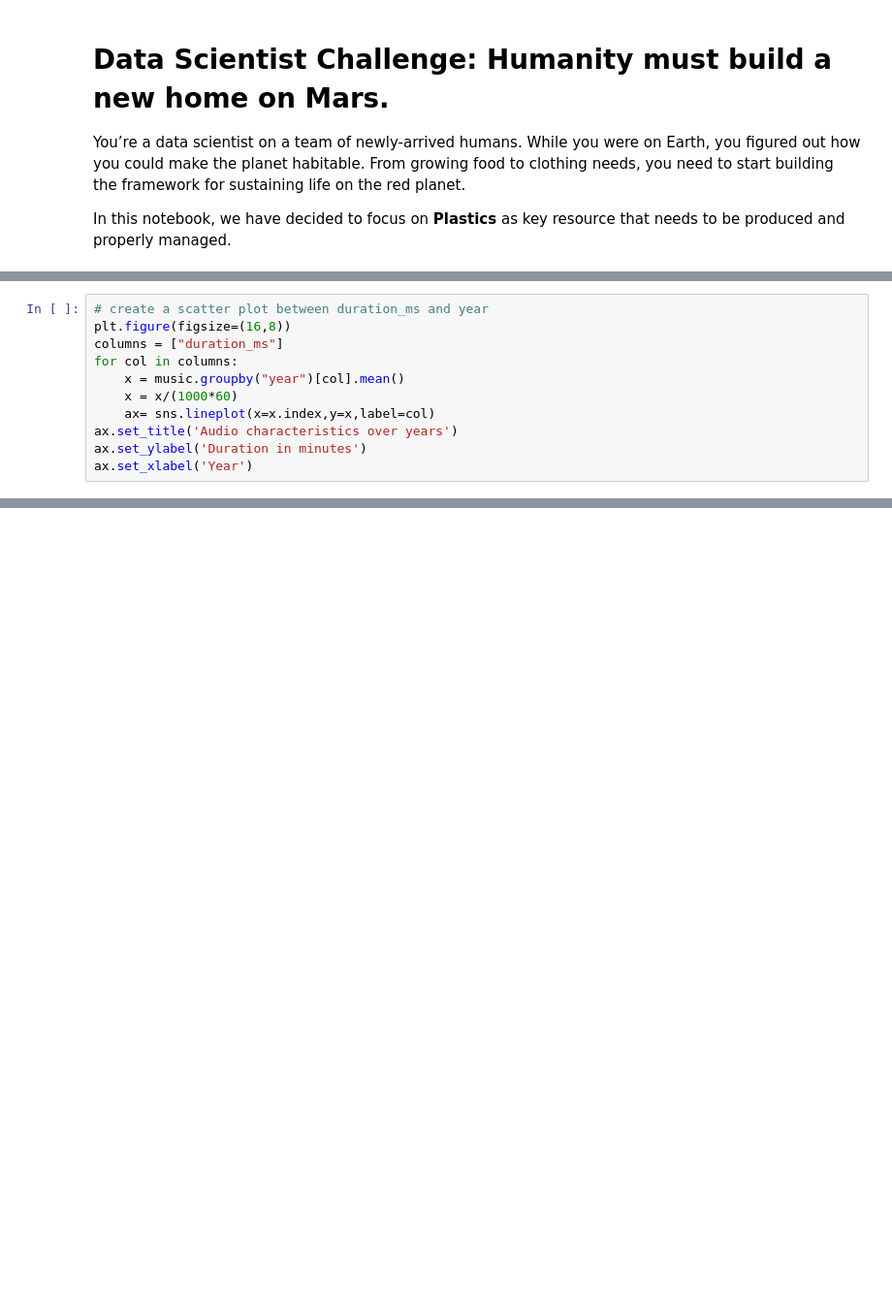
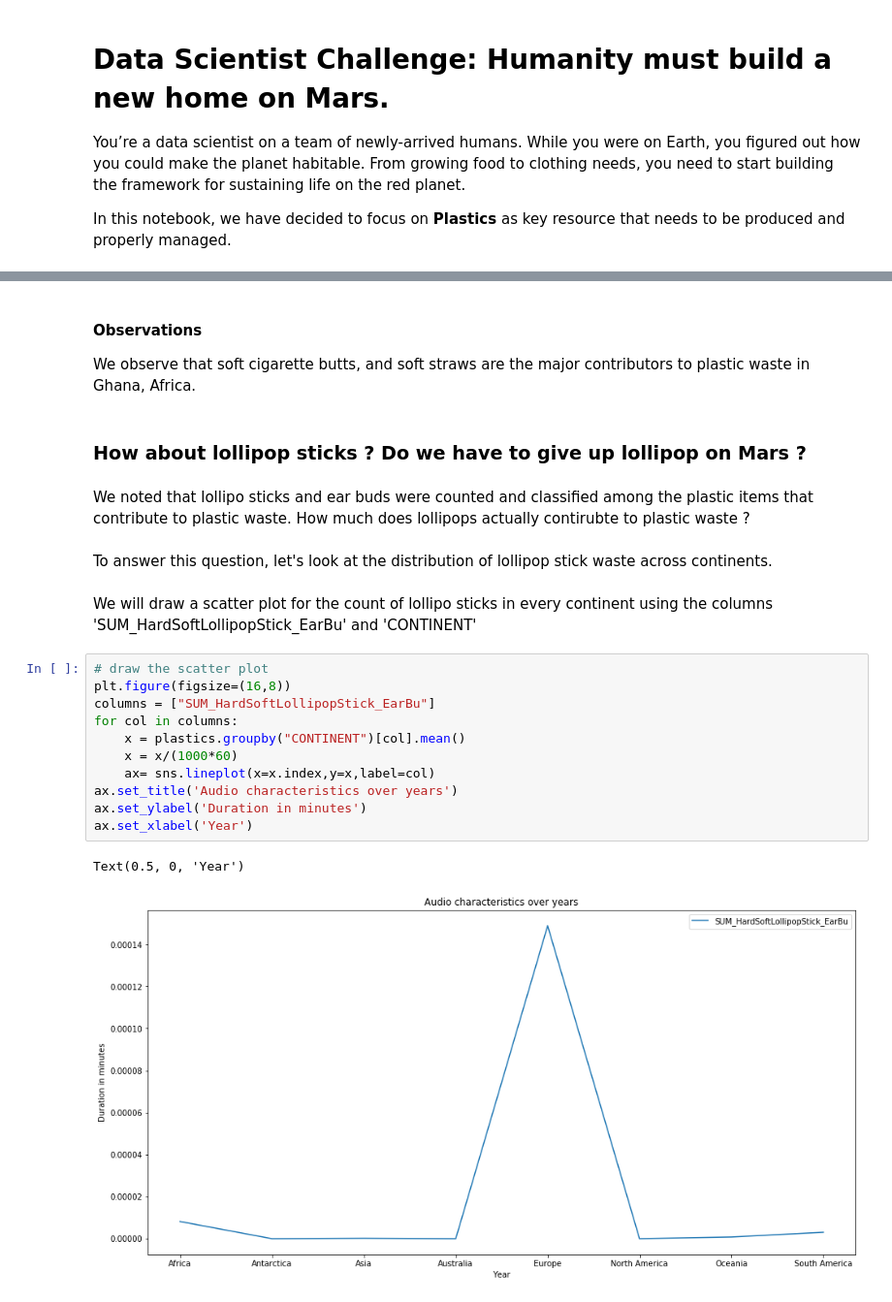
Before and after one commit to callysto/hackathon, a Jupyter notebook: SustainabilityOnMars/ChallengeExamples/plastic-example.ipynb, the cells around one changed output, grey strips where cells are left out. Shown at 97% size. Drawn from its saved outputs; the diff is of its cells as text; blank space fills up the shorter version.

```diff
--- a/SustainabilityOnMars/ChallengeExamples/plastic-example.ipynb
+++ b/SustainabilityOnMars/ChallengeExamples/plastic-example.ipynb
@@ -145,11 +11,0 @@ Let's visualise the the relationship between the duration of a song and its year
-# %%
-# create a scatter plot between duration_ms and year
-plt.figure(figsize=(16,8))
-columns = ["duration_ms"]
-for col in columns:
-    x = music.groupby("year")[col].mean()
-    x = x/(1000*60)
-    ax= sns.lineplot(x=x.index,y=x,label=col)
-ax.set_title('Audio characteristics over years')
-ax.set_ylabel('Duration in minutes')
-ax.set_xlabel('Year')
@@ -173,0 +201,25 @@ In this example you have seen how data can give us insights into questions and s
+# %% [markdown]
+#### Observations
+We observe that soft cigarette butts, and soft straws are the major contributors to plastic waste in Ghana, Africa.
+# %% [markdown]
+### How about lollipop sticks ? Do we have to give up lollipop on Mars ?
+# %% [markdown]
+We noted that lollipo sticks and ear buds were counted and classified among the plastic items that contribute to plastic waste. How much does lollipops actually contirubte to plastic waste ?
+# %% [markdown]
+To answer this question, let's look at the distribution of lollipop stick waste across continents.
+# %% [markdown]
+We will draw a scatter plot for the count of lollipo sticks in every continent using the columns 'SUM_HardSoftLollipopStick_EarBu' and 'CONTINENT'
+# %%
+# draw the scatter plot
+plt.figure(figsize=(16,8))
+columns = ["SUM_HardSoftLollipopStick_EarBu"]
+for col in columns:
+    x = plastics.groupby("CONTINENT")[col].mean()
+    x = x/(1000*60)
+    ax= sns.lineplot(x=x.index,y=x,label=col)
+ax.set_title('Audio characteristics over years')
+ax.set_ylabel('Duration in minutes')
+ax.set_xlabel('Year')
+# %% [output]
+Text(0.5, 0, 'Year')
+[figure, added]
```
Also changed, not shown: parts of 48 cells of this notebook.
